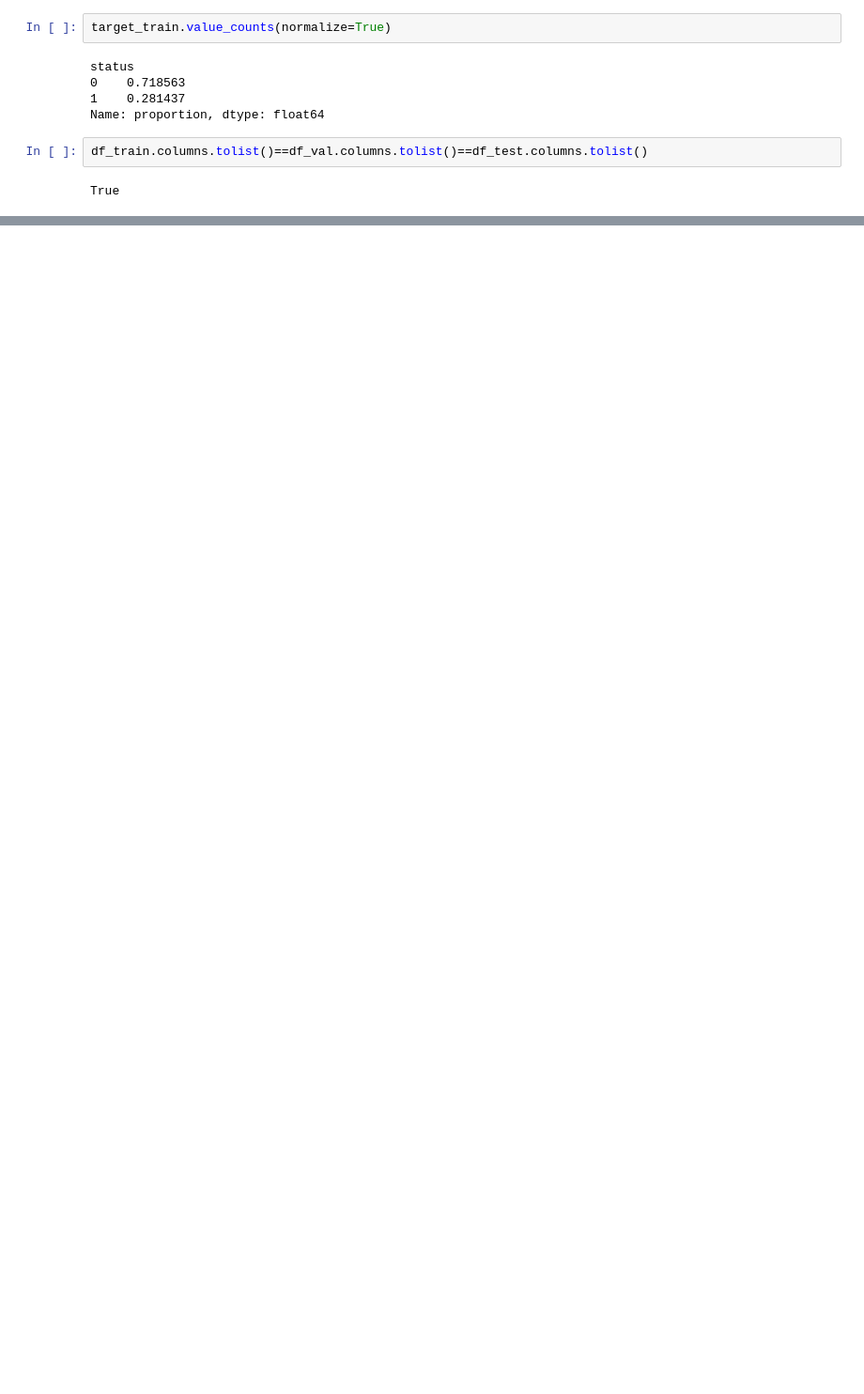
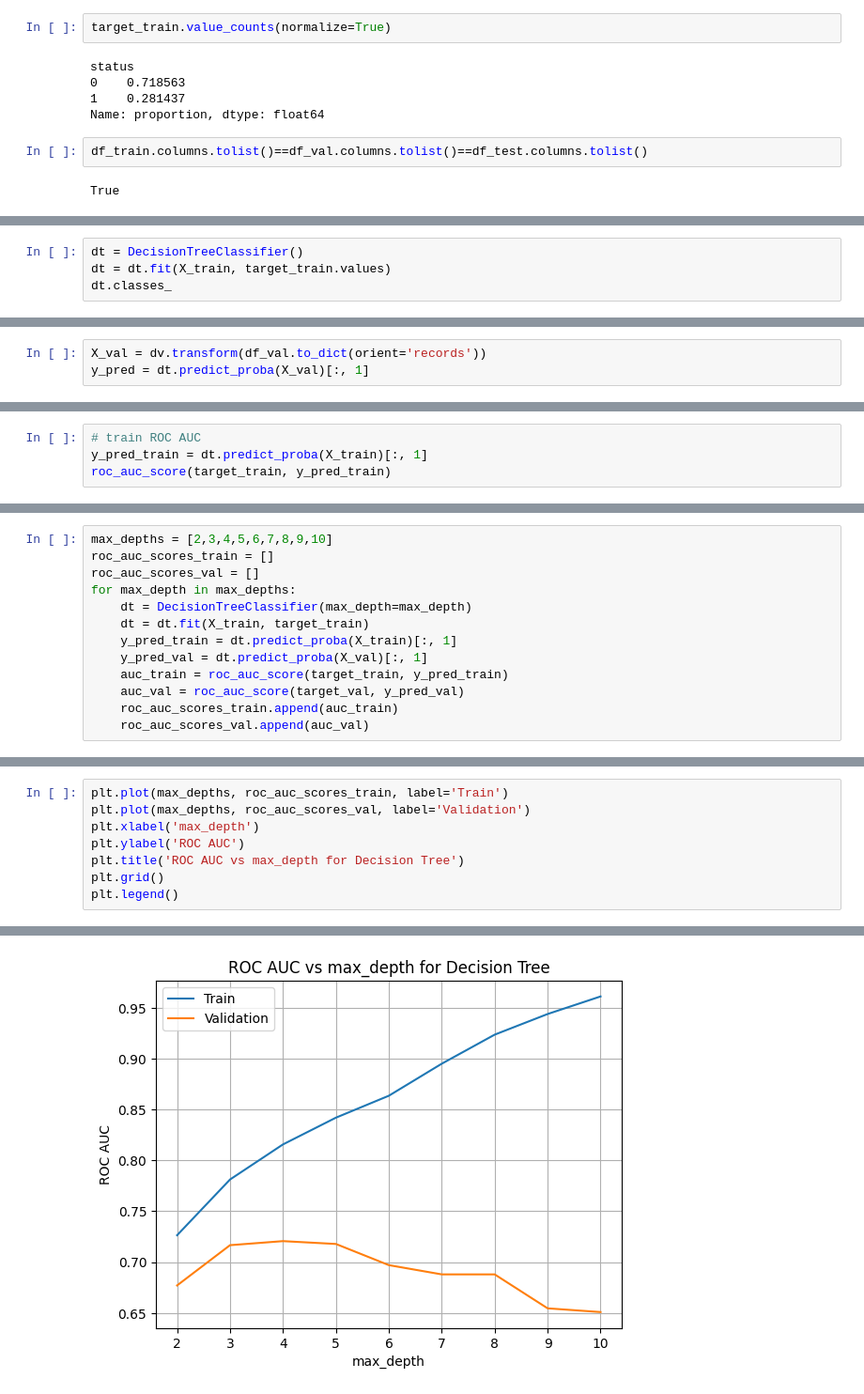
Before and after one commit to BALJAPALLIANSHUL/machine_learning_zoomcamp, a Jupyter notebook: 06-decision trees and ensemble learning/credit_risk_project.ipynb, the cells around one changed output, grey strips where cells are left out. Shown at 94% size. Drawn from its saved outputs; the diff is of its cells as text; blank space fills up the shorter version.

Commit message:
Decision tree modeling using sklearn

```diff
--- a/06-decision trees and ensemble learning/credit_risk_project.ipynb
+++ b/06-decision trees and ensemble learning/credit_risk_project.ipynb
@@ -238,0 +277,4 @@ True
+# %%
+dt = DecisionTreeClassifier()
+dt = dt.fit(X_train, target_train.values)
+dt.classes_
@@ -238,0 +283,3 @@ True
+# %%
+X_val = dv.transform(df_val.to_dict(orient='records'))
+y_pred = dt.predict_proba(X_val)[:, 1]
@@ -238,0 +291,4 @@ True
+# %%
+# train ROC AUC
+y_pred_train = dt.predict_proba(X_train)[:, 1]
+roc_auc_score(target_train, y_pred_train)
@@ -238,0 +313,13 @@ True
+# %%
+max_depths = [2,3,4,5,6,7,8,9,10]
+roc_auc_scores_train = []
+roc_auc_scores_val = []
+for max_depth in max_depths:
+    dt = DecisionTreeClassifier(max_depth=max_depth)
+    dt = dt.fit(X_train, target_train)
+    y_pred_train = dt.predict_proba(X_train)[:, 1]
+    y_pred_val = dt.predict_proba(X_val)[:, 1]
+    auc_train = roc_auc_score(target_train, y_pred_train)
+    auc_val = roc_auc_score(target_val, y_pred_val)
+    roc_auc_scores_train.append(auc_train)
+    roc_auc_scores_val.append(auc_val)
@@ -238,0 +329,9 @@ True
+# %%
+plt.plot(max_depths, roc_auc_scores_train, label='Train')
+plt.plot(max_depths, roc_auc_scores_val, label='Validation')
+plt.xlabel('max_depth')
+plt.ylabel('ROC AUC')
+plt.title('ROC AUC vs max_depth for Decision Tree')
+plt.grid()
+plt.legend()
+# %% [output]
@@ -238,0 +339 @@ True
+[figure, added]
```
Also changed, not shown: parts of 18 cells of this notebook.
